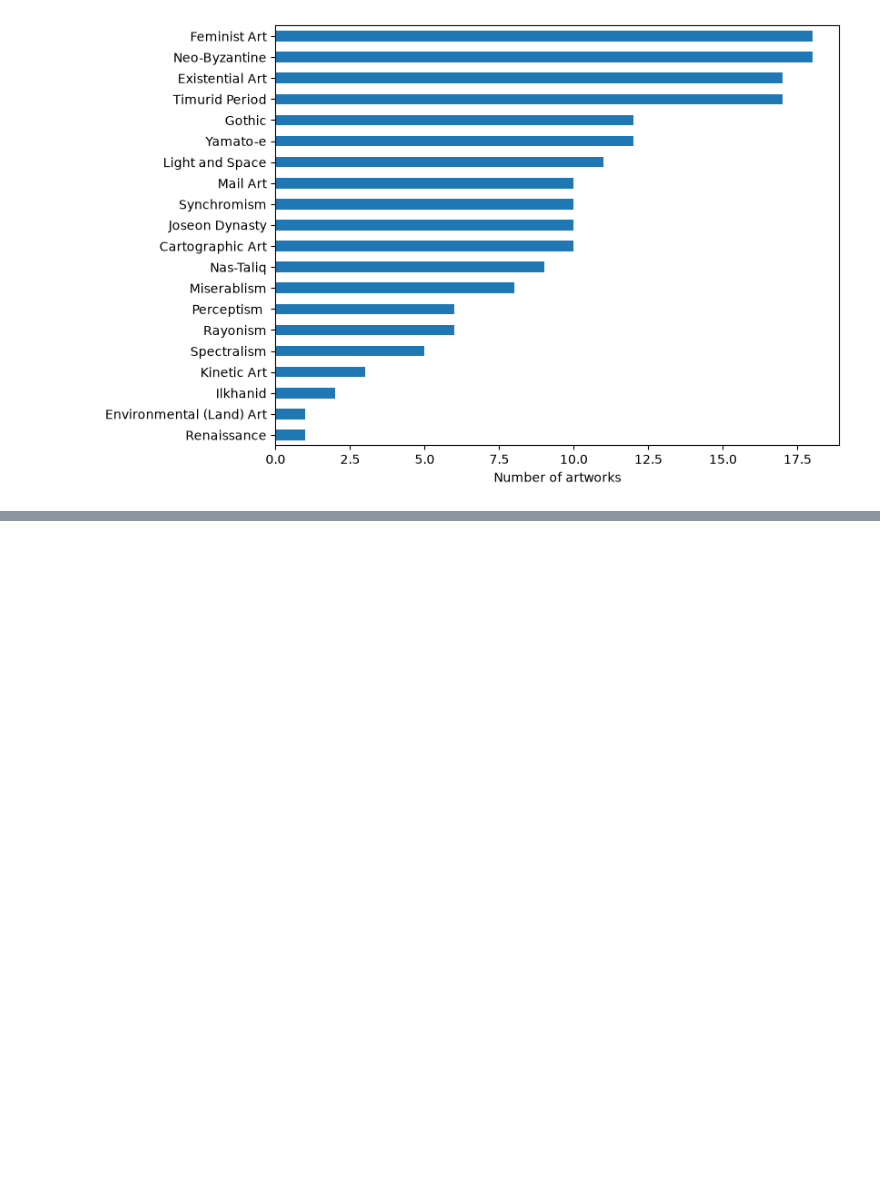
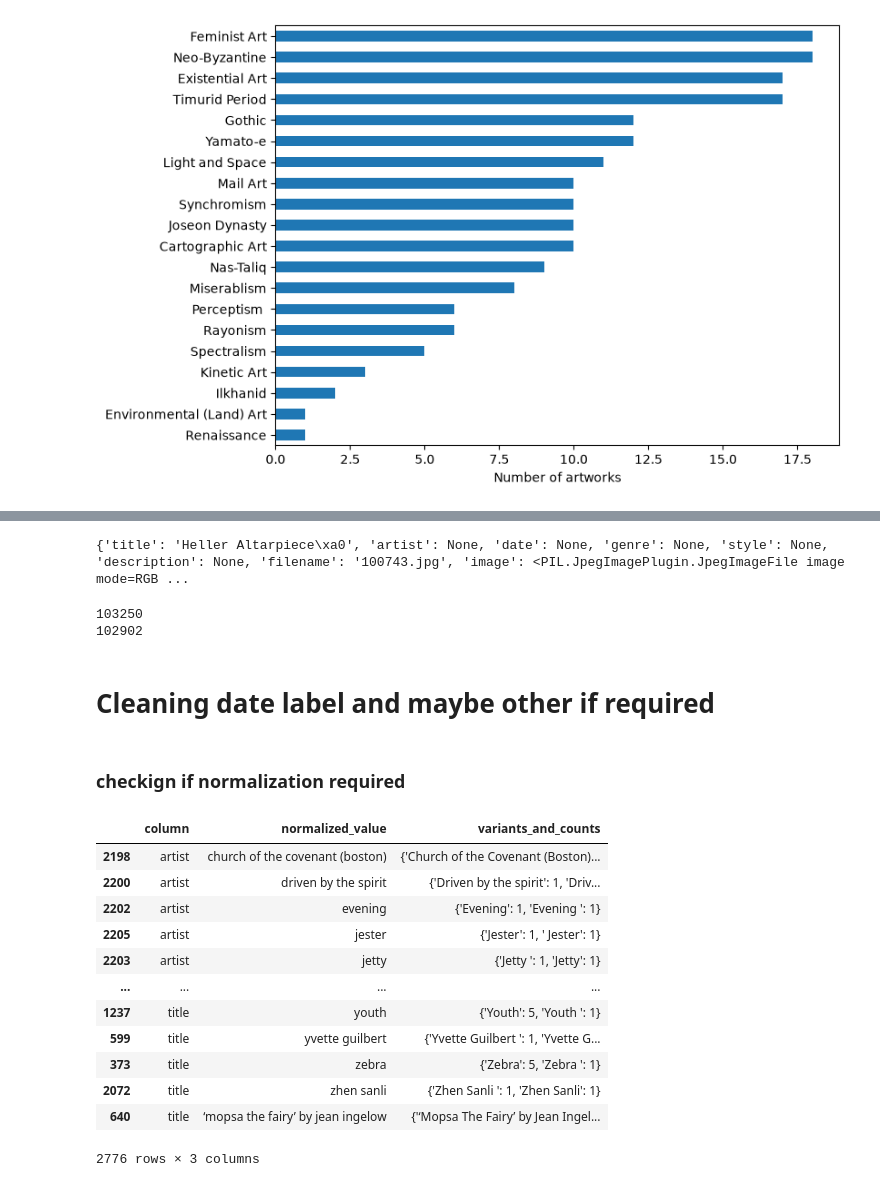
Before and after one commit to MateuszGalinski/image-inpainting-and-super-resolution, a Jupyter notebook: notebooks/matg/eda_wiki_art.ipynb, the cells around one changed output, grey strips where cells are left out. Saved outputs shown, nothing was run; the diff lists cells and outputs as text; code cells hidden in the pictures; blank space fills up the shorter version.

```diff
--- a/notebooks/matg/eda_wiki_art.ipynb
+++ b/notebooks/matg/eda_wiki_art.ipynb
@@ -76,0 +255,77 @@ Styles with fewer than 50 examples: 45
+# %%
+ds_full['image'][230].show()
+ds_full['image'][1301].show()
+ds_dedup['image'][1301].show()
+print(ds_dedup[230])
+# %% [output]
+{'title': 'Heller Altarpiece\xa0', 'artist': None, 'date': None, 'genre': None, 'style': None, 'description': None, 'filename': '100743.jpg', 'image': <PIL.JpegImagePlugin.JpegImageFile image mode=RGB ...
+# %%
+print(len(ds_full))
+print(len(ds_dedup))
+# %% [output]
+103250
+102902
+# %% [markdown]
+# Cleaning date label and maybe other if required
+# %% [markdown]
+### checkign if normalization required
+# %%
+import re
+import unicodedata
+from collections import defaultdict
+
+import pandas as pd
+
+cols = ["title", "artist", "date", "genre", "style"]
+meta = ds_full.select_columns(cols).to_pandas()
+
+def normalize_value(value, column):
+    text = unicodedata.normalize("NFKC", str(value))
+    text = " ".join(text.split()).casefold()
+
+    if column == "date":
+        # Treat common circa prefixes as equivalent.
+        text = re.sub(r"^(?:c(?:irca)?\.?|ca\.?|approx\.?)\s*", "", text)
+        # Treat a year stored as a float-like string as an integer year.
+        text = re.sub(r"^(\d{1,4})\.0$", r"\1", text)
+
+    return text
+
+matches = []
+
+for column in cols:
+    groups = defaultdict(lambda: defaultdict(int))
+
+    for value in meta[column].dropna():
+        raw_value = str(value)
+        normalized = normalize_value(value, column)
+        groups[normalized][raw_value] += 1
+
+    for normalized, variants in groups.items():
+        if len(variants) > 1:
+            matches.append({
+                "column": column,
+                "normalized_value": normalized,
+                "variants_and_counts": dict(variants),
+            })
+
+candidates = pd.DataFrame(matches)
+
+if candidates.empty:
+    print("No normalization-based inconsistencies found.")
+else:
+    display(candidates.sort_values(["column", "normalized_value"]))
+# %% [output]
+|  | column | normalized_value | variants_and_counts |
+| 2198 | artist | church of the covenant (boston) | {'Church of the Covenant (Boston)... |
+| 2200 | artist | driven by the spirit | {'Driven by the spirit': 1, 'Driv... |
+| 2202 | artist | evening | {'Evening': 1, 'Evening ': 1} |
+| 2205 | artist | jester | {'Jester': 1, ' Jester': 1} |
+| 2203 | artist | jetty | {'Jetty ': 1, 'Jetty': 1} |
+| ... | ... | ... | ... |
+| 1237 | title | youth | {'Youth': 5, 'Youth ': 1} |
+| 599 | title | yvette guilbert | {'Yvette Guilbert ': 1, 'Yvette G... |
+| 373 | title | zebra | {'Zebra': 5, 'Zebra ': 1} |
+| 2072 | title | zhen sanli | {'Zhen Sanli ': 1, 'Zhen Sanli': 1} |
+| 640 | title | ‘mopsa the fairy’ by jean ingelow | {'‘Mopsa The Fairy’ by Jean Ingel... |
+2776 rows × 3 columns
```
Also changed, not shown: parts of 18 cells of this notebook.
